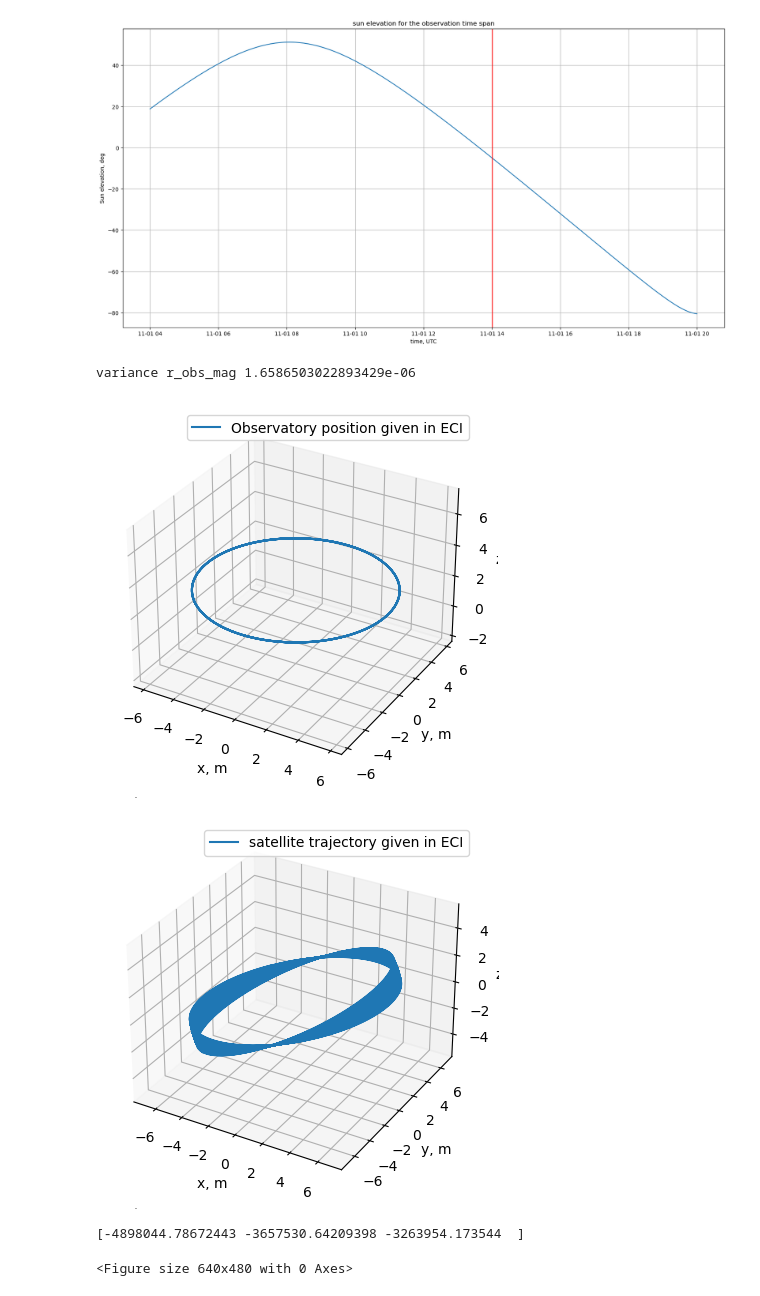
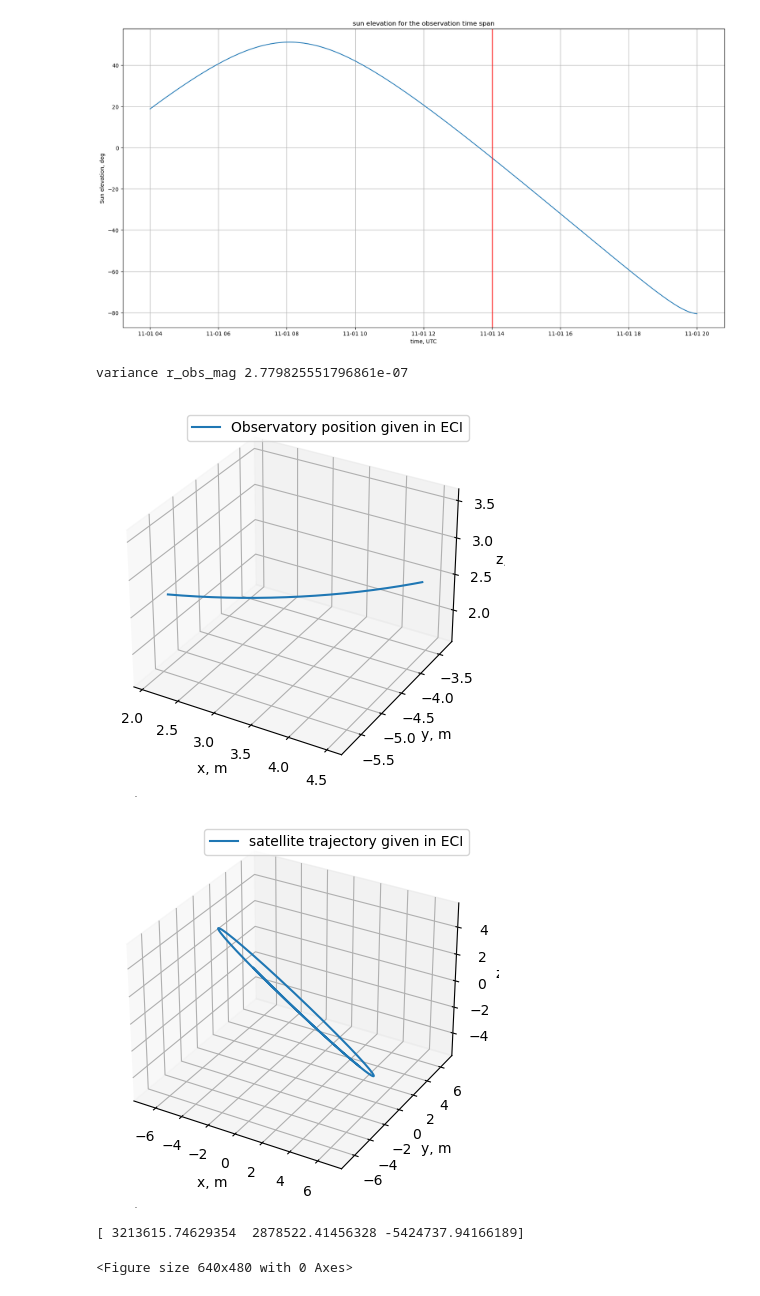
Before and after one commit to ShamilBiktimirov/astro-basics, a Jupyter notebook: python/Pointing routine.ipynb, the cells around one changed output. Saved outputs shown, nothing was run; the diff lists cells and outputs as text; code cells hidden in the pictures.

```diff
--- a/python/Pointing routine.ipynb
+++ b/python/Pointing routine.ipynb
@@ -49,7 +49,7 @@ from consts import *
 import numpy as np
 import matplotlib.pyplot as plt
 import statistics
-from calc_local_bases_axes import *
+from geometry_and_transformations import *
 from sgp4.api import Satrec
 from datetime import datetime, timedelta
 from astropy.time import Time
@@ -62,12 +62,16 @@ from skyfield.api import load, Topos
 latitude_obs = 24.178416871640632 * np.pi / 180
 longitude_obs = 54.68951437347364 * np.pi / 180
 
-# The position vector is given for the case of spherical Earth, meaning Earth oblateness is not taken into account. This can be later improved
-r_obs_ecef = np.vstack([Consts.rEarth * np.cos(latitude_obs) * np.cos(longitude_obs), Consts.rEarth * np.cos(latitude_obs) * np.sin(longitude_obs), Consts.rEarth * np.sin(latitude_obs)])
+# case of spherical Earth
+# r_obs_ecef = np.vstack([Consts.rEarth * np.cos(latitude_obs) * np.cos(longitude_obs), Consts.rEarth * np.cos(latitude_obs) * np.sin(longitude_obs), Consts.rEarth * np.sin(latitude_obs)])
+
+# case of ellipsoidal Earth
+r_Ellipsoid = calc_geocentric_radius_for_ellipsoid(latitude_obs)
+r_obs_ecef = np.vstack([r_Ellipsoid * np.cos(latitude_obs) * np.cos(longitude_obs), r_Ellipsoid * np.cos(latitude_obs) * np.sin(longitude_obs), r_Ellipsoid * np.sin(latitude_obs)])
 
 r_obs_ecef_mag = np.linalg.norm(r_obs_ecef)
 
-elevation_min = np.pi/6 # or 30 degrees
+elevation_min = 25 * np.pi / 180 # radians
 
 # print(r_obs_ecef, r_obs_ecef_mag)
 # %%
@@ -136,10 +140,10 @@ Observations can be started at  DatetimeIndex(['2024-11-01 14:01:00'], dtype='da
 # Abu Dhabi time zone is UTC+4
 
 start_date = "2024-11-01 13:00:00" # given in UTC
-end_date = "2024-11-05 13:00:00"   # given in UTC
+end_date = "2024-11-01 15:00:00"   # given in UTC
 
 # Generates a range of datetimes with certain time step
-t_span = pd.date_range(start=start_date, end=end_date, freq='30s')
+t_span = pd.date_range(start=start_date, end=end_date, freq='10s')
 
 # Converts to a list of strings if needed?
 gregorian_dates = t_span.strftime("%Y-%m-%d %H:%M:%S").tolist()
@@ -187,14 +191,14 @@ plt.show()
 # ax.grid()
 # plt.show()
 # %% [output]
-variance r_obs_mag 1.6586503022893429e-06
+variance r_obs_mag 2.779825551796861e-07
-[figure, old version]
+[figure, new version]
 # %%
 # Propagates satellite state using SGP4 propagator for the given time span
 
 # import TlE text file and choose satellite
 
-with open('TLE.txt', 'r') as file:
+with open('TLE starlink-1568.txt', 'r') as file:
     lines = [line.strip() for line in file]
 
 # choose satellite indx
@@ -228,35 +232,35 @@ for jd in julian_dates:
         r_sat_eci_array = np.concatenate((r_sat_eci_array, np.vstack([r[0] * 1e3, r[1] * 1e3, r[2] * 1e3])), axis=1)
 
     else:
         positionsX.append(None)  # Error in propagation
         positionsY.append(None)  # Error in propagation
         positionsY.append(None)  # Error in propagation
 
 gregorian_dates = Time(julian_dates, format='jd').to_datetime()
 
 sat1Data = np.array([gregorian_dates, positionsX, positionsY, positionsZ]).T
 
 sat1 = pd.DataFrame(sat1Data, columns=["Date and Time", "X, km", "Y, km", "Z, km"])
 
 fig = plt.figure()
 ax = fig.add_subplot(111, projection='3d')
 
 ax.plot(r_sat_eci_array[0,:], r_sat_eci_array[1,:], r_sat_eci_array[2,:], label='satellite trajectory given in ECI')
 ax.set(xlabel='x, m', ylabel='y, m', zlabel='z, m')
 ax.grid()
 ax.axis('equal')
 ax.legend()
 plt.show()
 plt.savefig("satellite trajectory.png")
 
 print(r_sat_eci_array[:, 0])
 # print("Satellite 1 Position Data")
 # print(sat1)
 
 # print(np.size(r_sat_eci_array, axis=1))
 # %% [output]
-[figure, old version]
+[figure, new version]
-[-4898044.78672443 -3657530.64209398 -3263954.173544  ]
+[ 3213615.74629354  2878522.41456328 -5424737.94166189]
 <Figure size 640x480 with 0 Axes>
 # %%
 # Calculates satellite elevation for the given t_span
```
Also changed, not shown: parts of 1 cell of this notebook, 7 other files.
